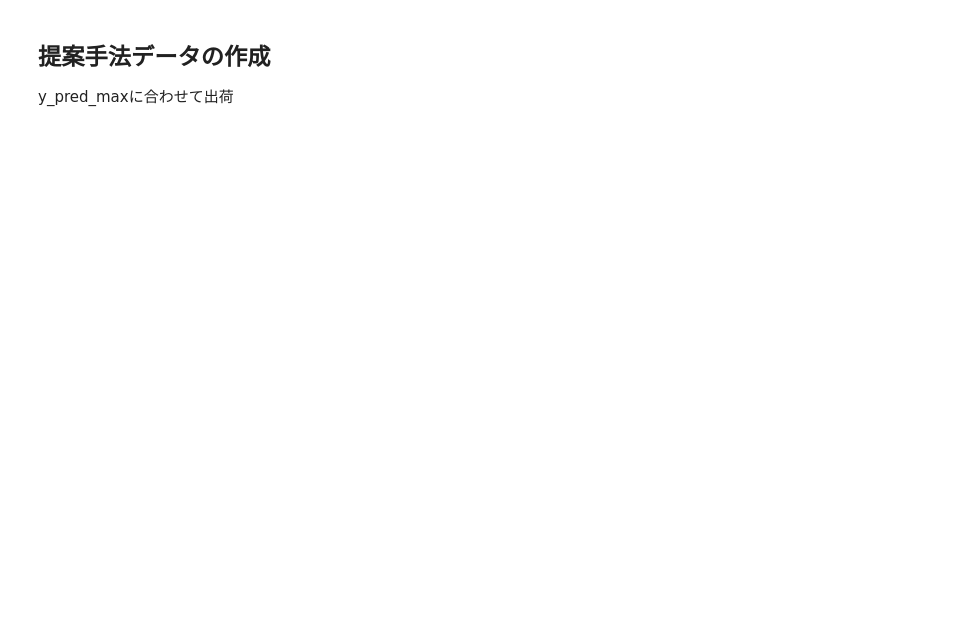
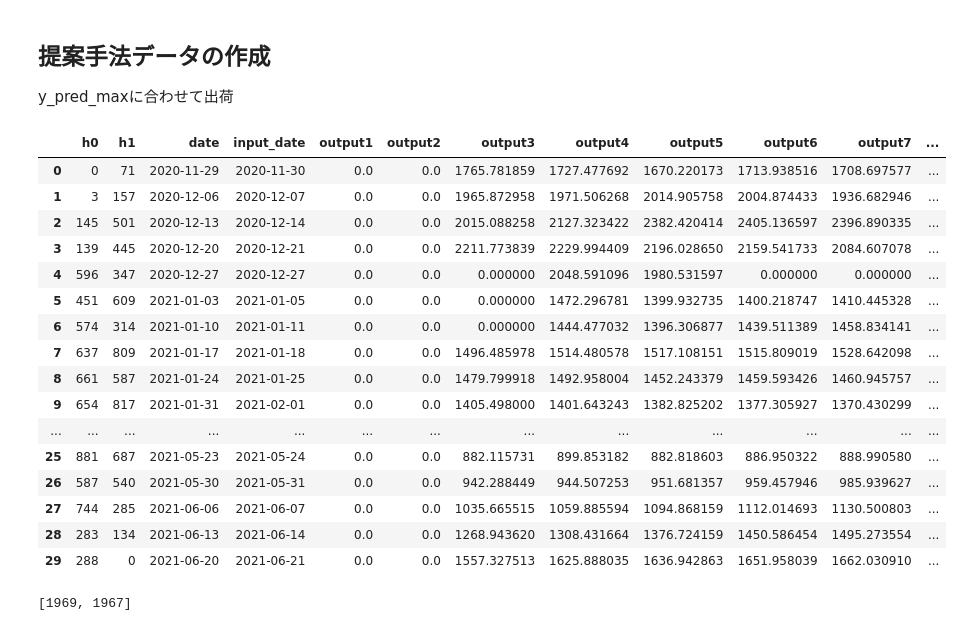
Before and after one commit to goemon8787/strawberry, a Jupyter notebook: notebooks/analysis7.ipynb, the cells around one changed output. Drawn from its saved outputs; the diff is of its cells as text; code cells hidden in the pictures; blank space fills up the shorter version.

```diff
--- a/notebooks/analysis7.ipynb
+++ b/notebooks/analysis7.ipynb
@@ -545,3 +565,27 @@ profit of h1:  18476805
 # %% [markdown]
 ## 提案手法データの作成
 y_pred_maxに合わせて出荷
+# %%
+harvest_df_test = pd.merge(harvest_df_raw, valid_test_df)
+harvest_df_pred = pd.merge(harvest_df_raw, valid_pred_df)
+harvest_df_date = pd.merge(harvest_df_raw, date_df)
+# %%
+harvest_df_pred
+# %% [output]
+|  | h0 | h1 | date | input_date | output1 | output2 | output3 | output4 | output5 | output6 | output7 | ... |
+| 0 | 0 | 71 | 2020-11-29 | 2020-11-30 | 0.0 | 0.0 | 1765.781859 | 1727.477692 | 1670.220173 | 1713.938516 | 1708.697577 | ... |
+| 1 | 3 | 157 | 2020-12-06 | 2020-12-07 | 0.0 | 0.0 | 1965.872958 | 1971.506268 | 2014.905758 | 2004.874433 | 1936.682946 | ... |
+| 2 | 145 | 501 | 2020-12-13 | 2020-12-14 | 0.0 | 0.0 | 2015.088258 | 2127.323422 | 2382.420414 | 2405.136597 | 2396.890335 | ... |
+| 3 | 139 | 445 | 2020-12-20 | 2020-12-21 | 0.0 | 0.0 | 2211.773839 | 2229.994409 | 2196.028650 | 2159.541733 | 2084.607078 | ... |
+| 4 | 596 | 347 | 2020-12-27 | 2020-12-27 | 0.0 | 0.0 | 0.000000 | 2048.591096 | 1980.531597 | 0.000000 | 0.000000 | ... |
+| 5 | 451 | 609 | 2021-01-03 | 2021-01-05 | 0.0 | 0.0 | 0.000000 | 1472.296781 | 1399.932735 | 1400.218747 | 1410.445328 | ... |
+| 6 | 574 | 314 | 2021-01-10 | 2021-01-11 | 0.0 | 0.0 | 0.000000 | 1444.477032 | 1396.306877 | 1439.511389 | 1458.834141 | ... |
+| 7 | 637 | 809 | 2021-01-17 | 2021-01-18 | 0.0 | 0.0 | 1496.485978 | 1514.480578 | 1517.108151 | 1515.809019 | 1528.642098 | ... |
+| 8 | 661 | 587 | 2021-01-24 | 2021-01-25 | 0.0 | 0.0 | 1479.799918 | 1492.958004 | 1452.243379 | 1459.593426 | 1460.945757 | ... |
+| 9 | 654 | 817 | 2021-01-31 | 2021-02-01 | 0.0 | 0.0 | 1405.498000 | 1401.643243 | 1382.825202 | 1377.305927 | 1370.430299 | ... |
+| ... | ... | ... | ... | ... | ... | ... | ... | ... | ... | ... | ... | ... |
+| 25 | 881 | 687 | 2021-05-23 | 2021-05-24 | 0.0 | 0.0 | 882.115731 | 899.853182 | 882.818603 | 886.950322 | 888.990580 | ... |
+| 26 | 587 | 540 | 2021-05-30 | 2021-05-31 | 0.0 | 0.0 | 942.288449 | 944.507253 | 951.681357 | 959.457946 | 985.939627 | ... |
+| 27 | 744 | 285 | 2021-06-06 | 2021-06-07 | 0.0 | 0.0 | 1035.665515 | 1059.885594 | 1094.868159 | 1112.014693 | 1130.500803 | ... |
+| 28 | 283 | 134 | 2021-06-13 | 2021-06-14 | 0.0 | 0.0 | 1268.943620 | 1308.431664 | 1376.724159 | 1450.586454 | 1495.273554 | ... |
+| 29 | 288 | 0 | 2021-06-20 | 2021-06-21 | 0.0 | 0.0 | 1557.327513 | 1625.888035 | 1636.942863 | 1651.958039 | 1662.030910 | ... |
@@ -547,0 +607,4 @@ y_pred_maxに合わせて出荷
+# %%
+prop_prices[:2]
+# %% [output]
+[1969, 1967]
```
Also changed, not shown: parts of 23 cells of this notebook.
